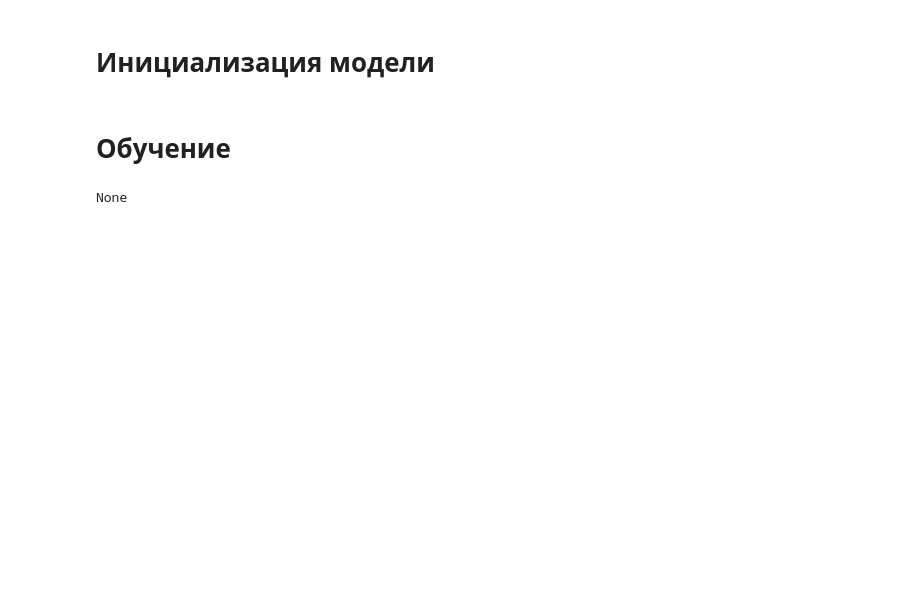
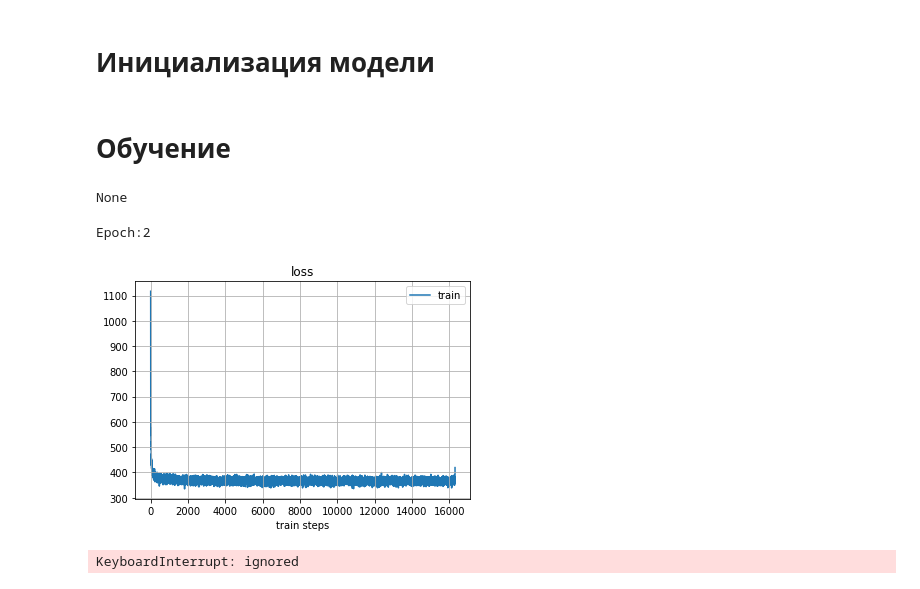
Before and after one commit to denistarasov/ml-code-complete, a Jupyter notebook: lstm_baseline.ipynb, the cells around one changed output. Saved outputs shown, nothing was run; the diff lists cells and outputs as text; code cells hidden in the pictures; blank space fills up the shorter version.

Commit message:
Delete some cells and add trained network (2 epochs)

```diff
--- a/lstm_baseline.ipynb
+++ b/lstm_baseline.ipynb
@@ -98,7 +62,7 @@ word_to_id, id_to_word = build_vocab()
 # %%
 
 params = {
-    'batch_size': 64,
+    'batch_size': 128,
     'emb_size': 150,
     'vocab_size': len(word_to_id),
     # 'seq_len': 100,
@@ -306,5 +218,9 @@ model = LstmBaseline(params).to(device)
 # %%
 %%time
 
 optimizer = torch.optim.Adam(model.parameters(), lr=0.01)
-train(model, optimizer, 10)
+train(model, optimizer, 5)
+# %% [output]
+Epoch:2
+[figure, added]
+KeyboardInterrupt: ignored
```
Also changed, not shown: parts of 13 cells of this notebook.
